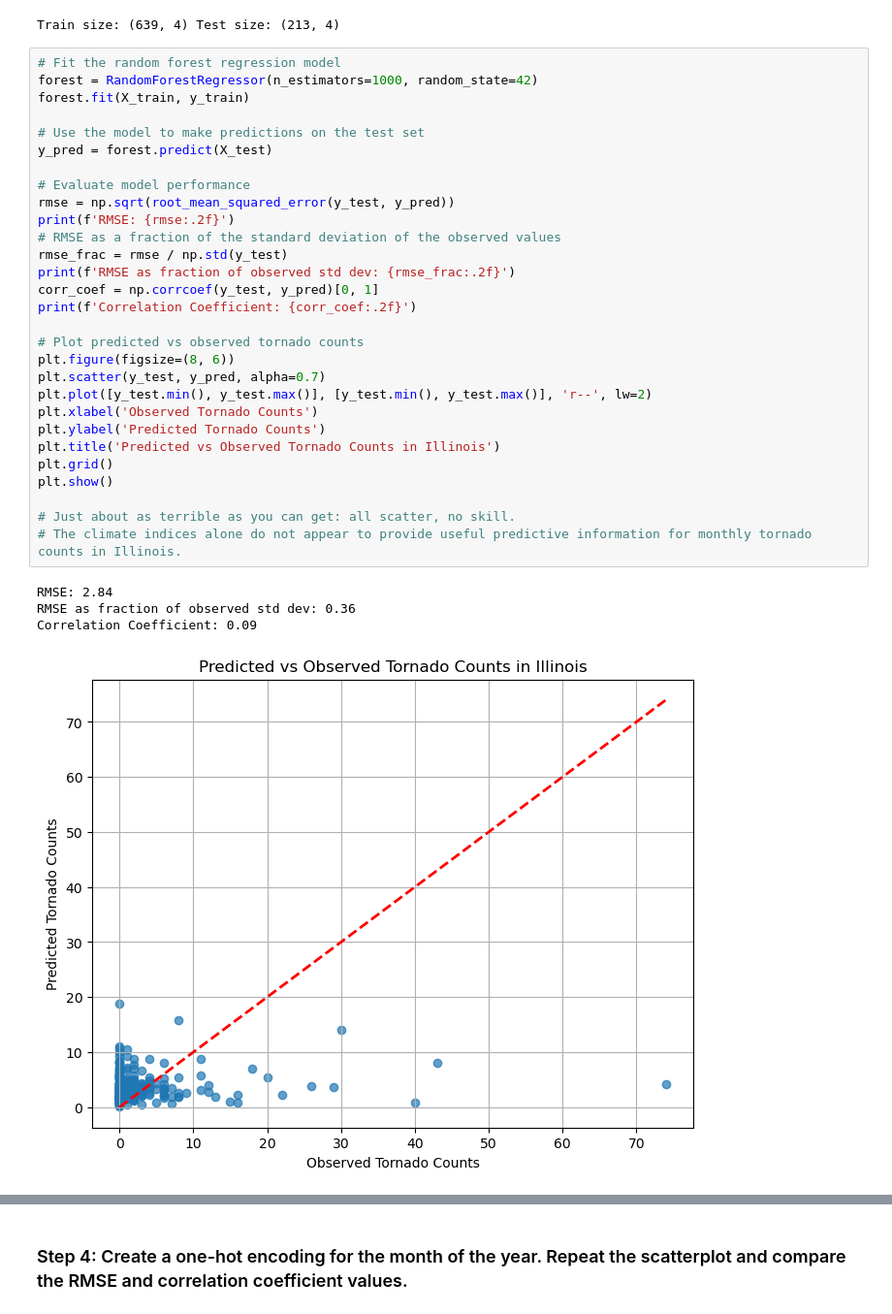
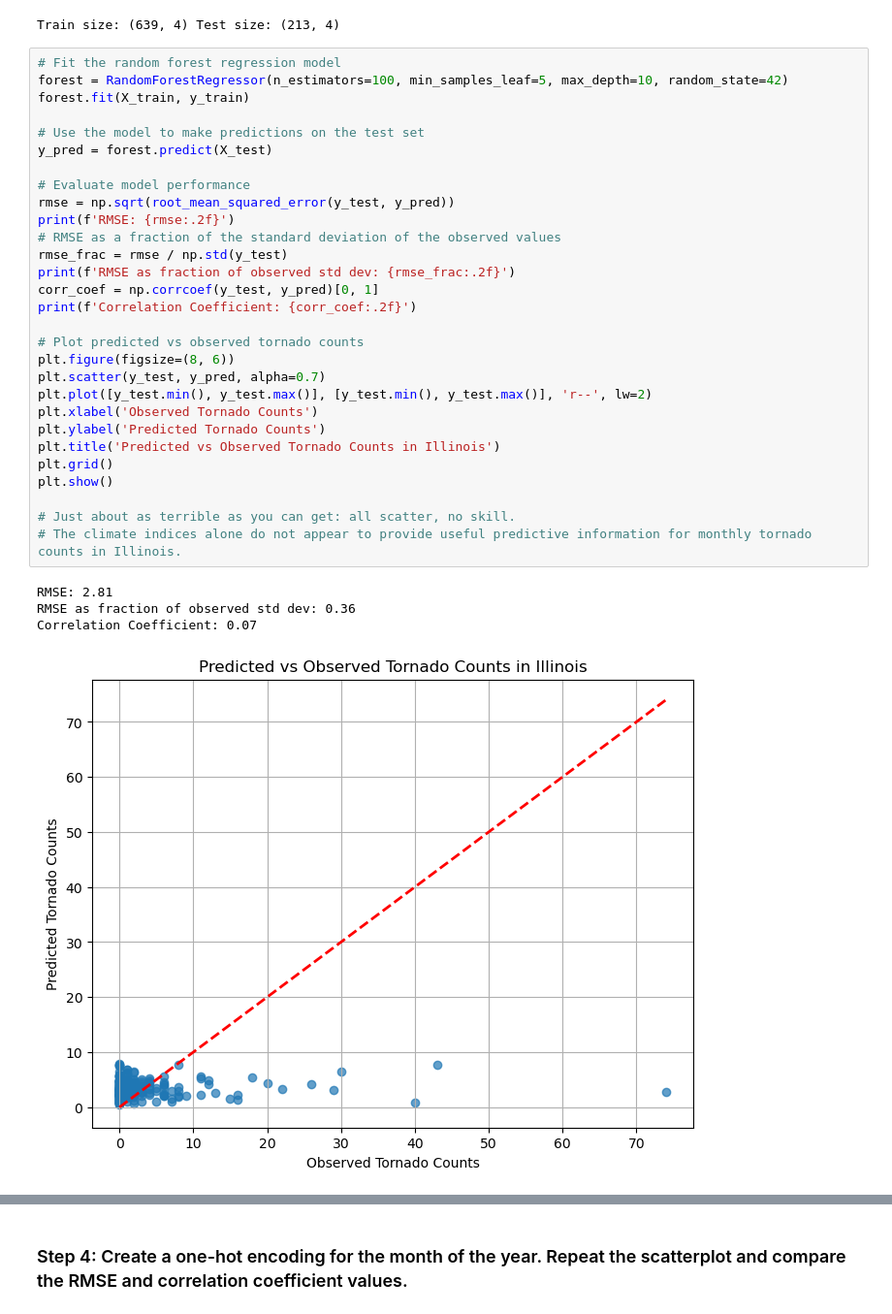
Before and after one commit to swnesbitt/ATMS-523-Module-6, a Jupyter notebook: ATMS 523_Module 6_HW_MDWR.ipynb, the cells around one changed output, grey strips where cells are left out. Shown at 97% size. Saved outputs shown, nothing was run; the diff lists cells and outputs as text.

```diff
--- a/ATMS 523_Module 6_HW_MDWR.ipynb
+++ b/ATMS 523_Module 6_HW_MDWR.ipynb
@@ -235,35 +235,35 @@ print('Train size:', X_train.shape, 'Test size:', X_test.shape)
 Train size: (639, 4) Test size: (213, 4)
 # %%
 # Fit the random forest regression model
-forest = RandomForestRegressor(n_estimators=1000, random_state=42)
+forest = RandomForestRegressor(n_estimators=100, min_samples_leaf=5, max_depth=10, random_state=42)
 forest.fit(X_train, y_train)
 
 # Use the model to make predictions on the test set
 y_pred = forest.predict(X_test)
 
 # Evaluate model performance
 rmse = np.sqrt(root_mean_squared_error(y_test, y_pred))
 print(f'RMSE: {rmse:.2f}')
 # RMSE as a fraction of the standard deviation of the observed values
 rmse_frac = rmse / np.std(y_test)
 print(f'RMSE as fraction of observed std dev: {rmse_frac:.2f}')
 corr_coef = np.corrcoef(y_test, y_pred)[0, 1]
 print(f'Correlation Coefficient: {corr_coef:.2f}')
 
 # Plot predicted vs observed tornado counts
 plt.figure(figsize=(8, 6))
 plt.scatter(y_test, y_pred, alpha=0.7)
 plt.plot([y_test.min(), y_test.max()], [y_test.min(), y_test.max()], 'r--', lw=2)
 plt.xlabel('Observed Tornado Counts')
 plt.ylabel('Predicted Tornado Counts')
 plt.title('Predicted vs Observed Tornado Counts in Illinois')
 plt.grid()
 plt.show()
 
 # Just about as terrible as you can get: all scatter, no skill.
 # The climate indices alone do not appear to provide useful predictive information for monthly tornado counts in Illinois.
 # %% [output]
-RMSE: 2.84
+RMSE: 2.81
 RMSE as fraction of observed std dev: 0.36
-Correlation Coefficient: 0.09
+Correlation Coefficient: 0.07
-[figure, old version]
+[figure, new version]
```
Also changed, not shown: parts of 22 cells of this notebook, 7 other files.
